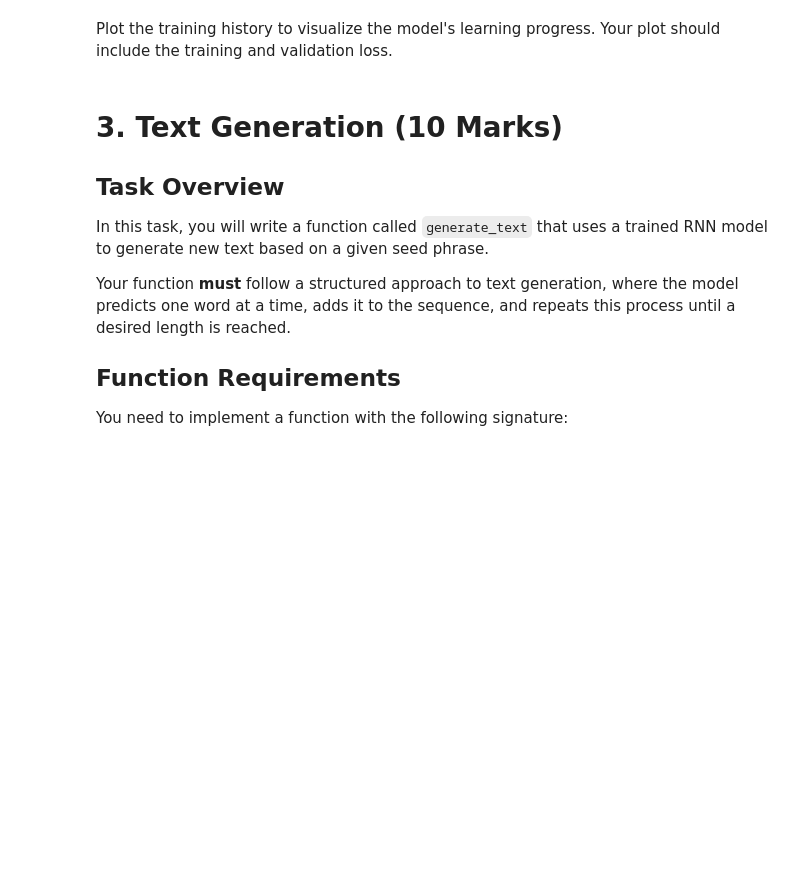
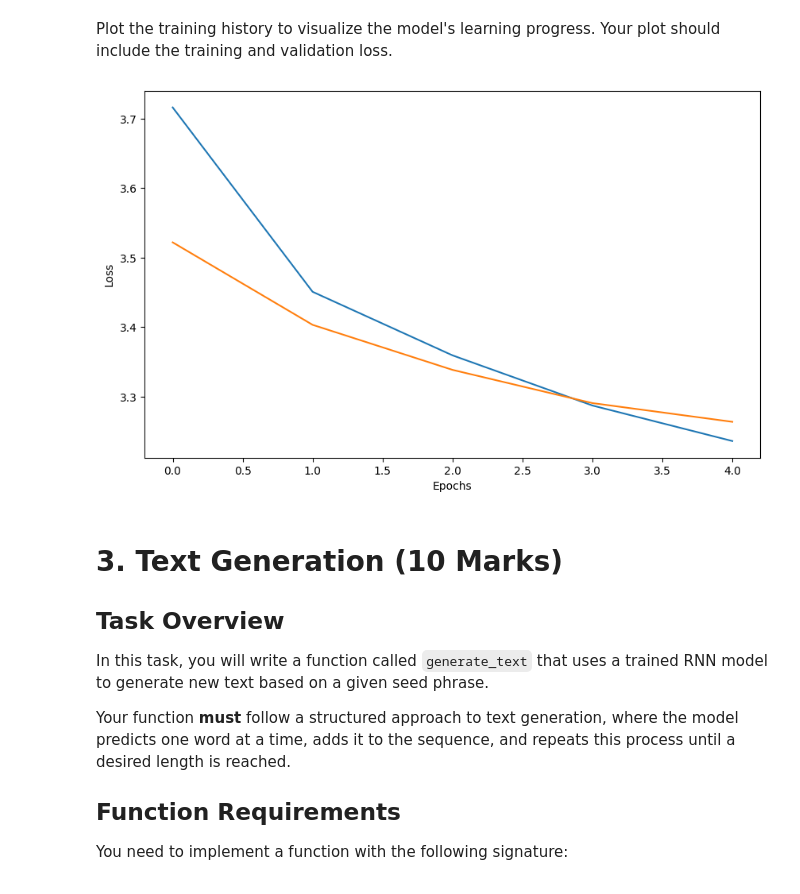
Before and after one commit to maradiloreto/deep_learning, a Jupyter notebook: 02_activities/assignments/assignment_2.ipynb, the cells around one changed output. Drawn from its saved outputs; the diff is of its cells as text; code cells hidden in the pictures; blank space fills up the shorter version.

```diff
--- a/02_activities/assignments/assignment_2.ipynb
+++ b/02_activities/assignments/assignment_2.ipynb
@@ -227,7 +224,9 @@ from tensorflow.keras.models import Sequential
 from tensorflow.keras.layers import Embedding, LSTM, Dense
 
 model = Sequential([
-
+    Embedding(input_dim=VOCAB_SIZE, output_dim=100, input_length=SEQ_LENGTH),
+    LSTM(128, return_sequences=False),
+    Dense(VOCAB_SIZE, activation='softmax')
 ])
 
 model.summary()
@@ -244,3 +255,6 @@ _your explanation here_
+# %%
+# Solution
+model.compile(optimizer='adam', loss='categorical_crossentropy', metrics=['accuracy'])
 # %% [markdown]
 ## 2.3 Model Training (3 Marks)
 
@@ -252,0 +265,3 @@ Train the model on the training data you've prepared.
+# %%
+# Train the model
+history = model.fit(X_train, y_train, epochs=5, batch_size=128, validation_data=(X_val, y_val))
@@ -258,3 +281,18 @@ import matplotlib.pyplot as plt
+# %%
+# Solution
+import matplotlib.pyplot as plt
+
+train_loss = history.history['loss']
+val_loss = history.history['val_loss']
+
+plt.figure(figsize=(10, 6))
+plt.plot(train_loss, label='Training Loss')
+plt.plot(val_loss, label='Validation Loss')
+plt.xlabel('Epochs')
+plt.ylabel('Loss')
+plt.show()
+# %% [output]
+[figure, added]
 # %% [markdown]
 # 3. Text Generation (10 Marks)
 
```
Also changed, not shown: parts of 15 cells of this notebook.
